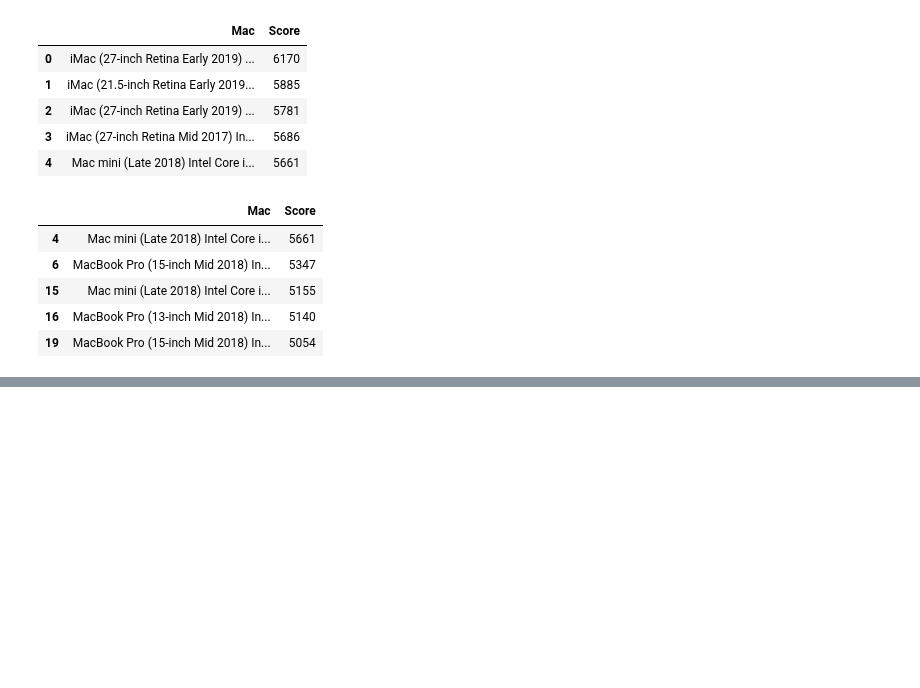
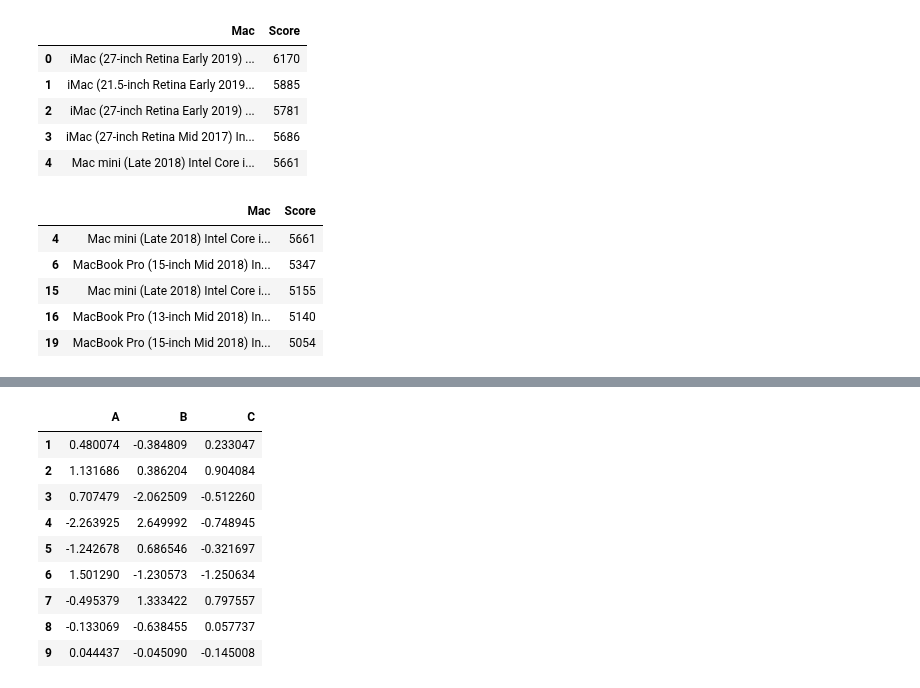
Before and after one commit to kuiyochen/Python_ML_learning, a Jupyter notebook: Pandas_next.ipynb, the cells around one changed output, grey strips where cells are left out. Saved outputs shown, nothing was run; the diff lists cells and outputs as text; code cells hidden in the pictures; blank space fills up the shorter version.

```diff
--- a/Pandas_next.ipynb
+++ b/Pandas_next.ipynb
@@ -88,0 +139,15 @@ lotto.head()
+# %%
+df3=pd.concat([df1,df2],axis=0)
+df3.index=range(1,10)
+df3
+# %% [output]
+|  | A | B | C |
+| 1 | 0.480074 | -0.384809 | 0.233047 |
+| 2 | 1.131686 | 0.386204 | 0.904084 |
+| 3 | 0.707479 | -2.062509 | -0.512260 |
+| 4 | -2.263925 | 2.649992 | -0.748945 |
+| 5 | -1.242678 | 0.686546 | -0.321697 |
+| 6 | 1.501290 | -1.230573 | -1.250634 |
+| 7 | -0.495379 | 1.333422 | 0.797557 |
+| 8 | -0.133069 | -0.638455 | 0.057737 |
+| 9 | 0.044437 | -0.045090 | -0.145008 |
```
Also changed, not shown: parts of 23 cells of this notebook, 2 other files.
